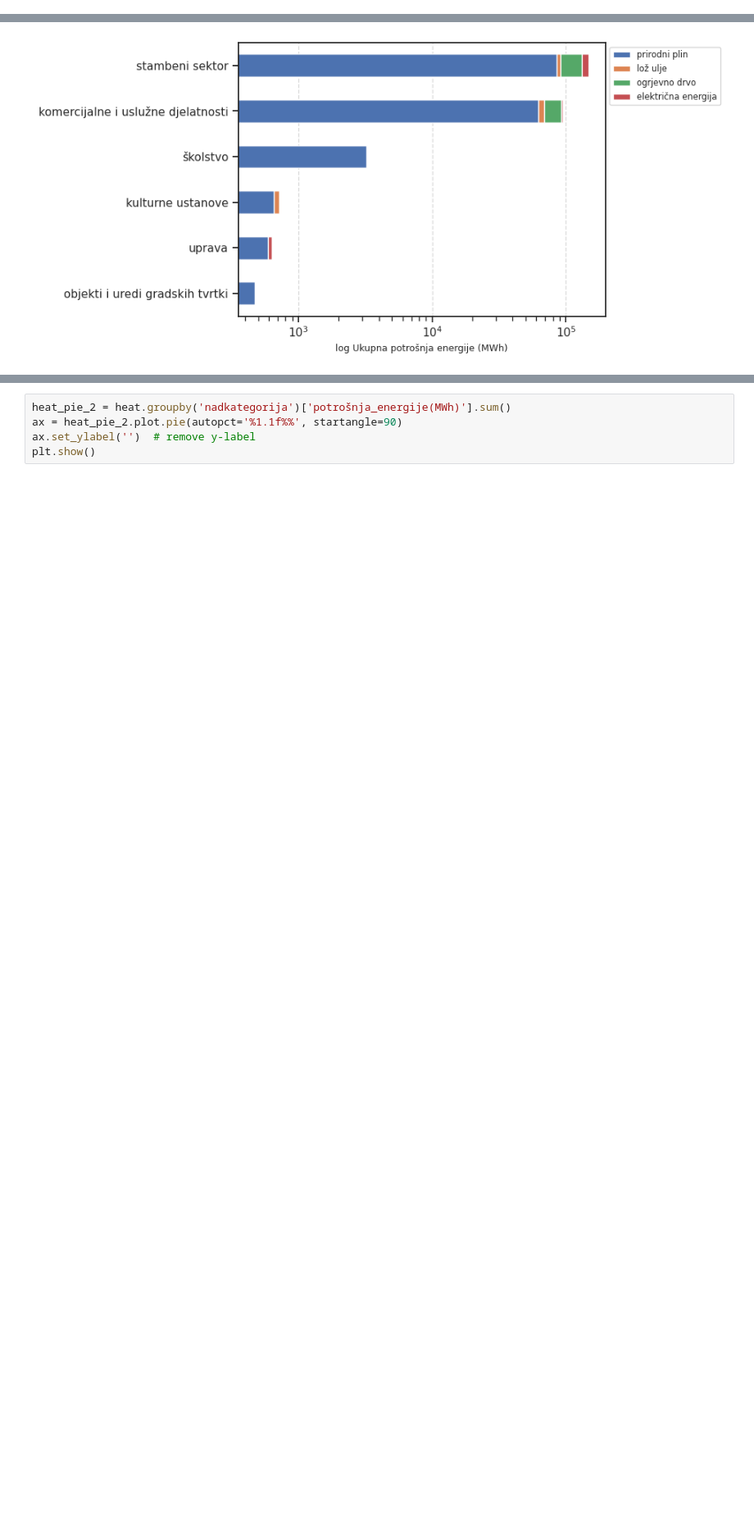
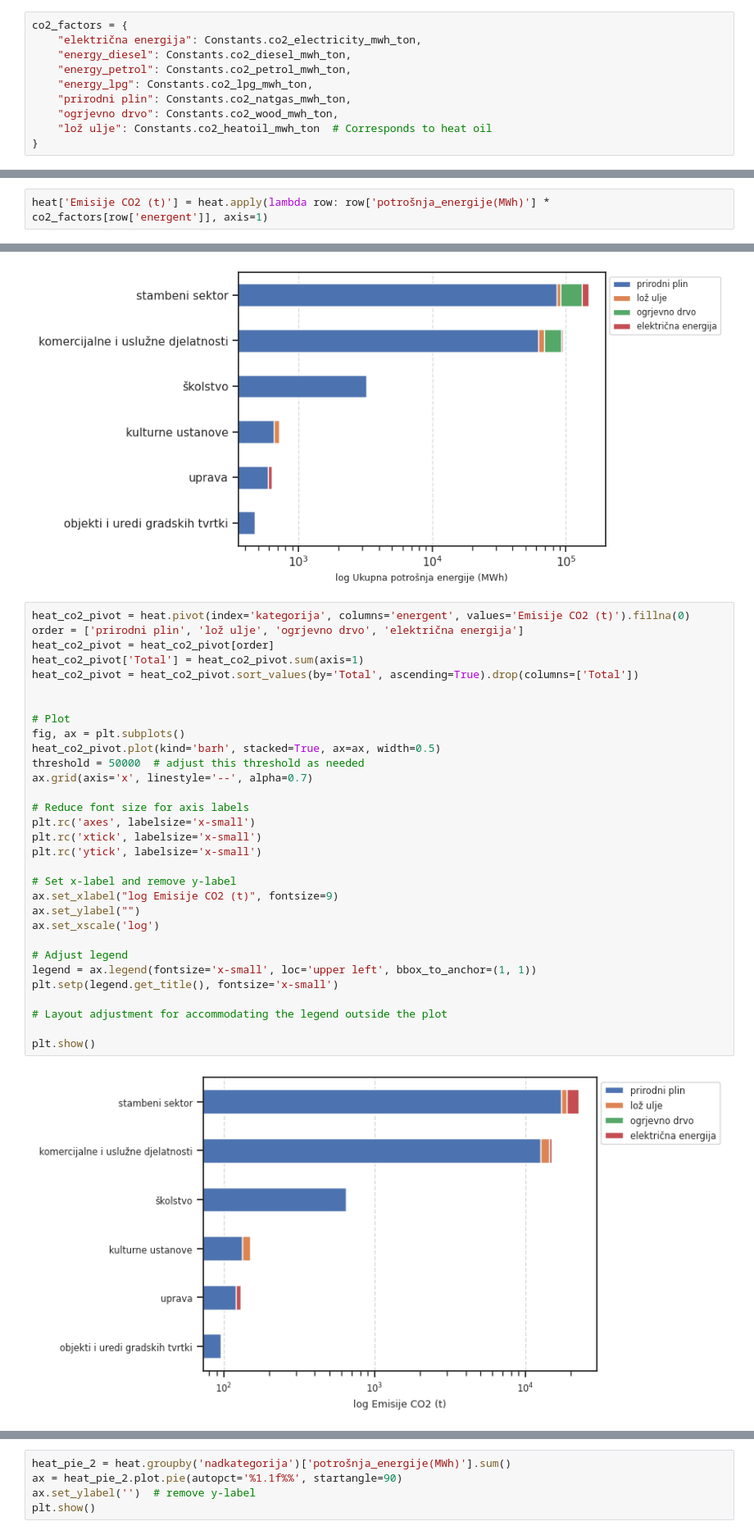
Before and after one commit to Green-Zone-Lab/vk_secap, a Jupyter notebook: notebooks/2011_Base_inventory.ipynb, the cells around one changed output, grey strips where cells are left out. Shown: that part at 82% size. Cells and saved outputs as stored; diff of their text form; blank space fills up the shorter version.

```diff
--- a/notebooks/2011_Base_inventory.ipynb
+++ b/notebooks/2011_Base_inventory.ipynb
@@ -27,3 +27,13 @@ ele = pd.read_csv('../data/vinkovci_struja_2011.csv')
 charts = Energy2011()
 # %%
 heat['potrošnja_energije(MWh)'] = heat['potrošnja_energije(kWh)'] / 1000
+# %%
+co2_factors = {
+    "električna energija": Constants.co2_electricity_mwh_ton,
+    "energy_diesel": Constants.co2_diesel_mwh_ton,
+    "energy_petrol": Constants.co2_petrol_mwh_ton,
+    "energy_lpg": Constants.co2_lpg_mwh_ton,
+    "prirodni plin": Constants.co2_natgas_mwh_ton,
+    "ogrjevno drvo": Constants.co2_wood_mwh_ton,
+    "lož ulje": Constants.co2_heatoil_mwh_ton  # Corresponds to heat oil
+}
@@ -30,3 +49,5 @@ heat['potrošnja_energije(MWh)'] = heat['potrošnja_energije(kWh)'] / 1000
+# %%
+heat['Emisije CO2 (t)'] = heat.apply(lambda row: row['potrošnja_energije(MWh)'] * co2_factors[row['energent']], axis=1)
 # %%
 tablica_1 = heat.pivot_table(
     index=['nadkategorija', 'kategorija', 'broj zgrada', 'ukupna_grijana_površina',
@@ -89,5 +108,38 @@ plt.setp(legend.get_title(), fontsize='x-small')
 plt.show()
 # %% [output]
 [figure]
+# %%
+heat_co2_pivot = heat.pivot(index='kategorija', columns='energent', values='Emisije CO2 (t)').fillna(0)
+order = ['prirodni plin', 'lož ulje', 'ogrjevno drvo', 'električna energija']
+heat_co2_pivot = heat_co2_pivot[order]
+heat_co2_pivot['Total'] = heat_co2_pivot.sum(axis=1)
+heat_co2_pivot = heat_co2_pivot.sort_values(by='Total', ascending=True).drop(columns=['Total'])
+
+
+# Plot
+fig, ax = plt.subplots()
+heat_co2_pivot.plot(kind='barh', stacked=True, ax=ax, width=0.5)
+threshold = 50000  # adjust this threshold as needed
+ax.grid(axis='x', linestyle='--', alpha=0.7)
+
+# Reduce font size for axis labels
+plt.rc('axes', labelsize='x-small')
+plt.rc('xtick', labelsize='x-small')
+plt.rc('ytick', labelsize='x-small')
+
+# Set x-label and remove y-label
+ax.set_xlabel("log Emisije CO2 (t)", fontsize=9)
+ax.set_ylabel("")
+ax.set_xscale('log')
+
+# Adjust legend
+legend = ax.legend(fontsize='x-small', loc='upper left', bbox_to_anchor=(1, 1))
+plt.setp(legend.get_title(), fontsize='x-small')
+
+# Layout adjustment for accommodating the legend outside the plot
+
+plt.show()
+# %% [output]
+[figure, added]
 # %%
 heat_pie_1 = heat.groupby('energent')['potrošnja_energije(MWh)'].sum()
```
Also changed, not shown: parts of 21 cells of this notebook, 1 other file.
